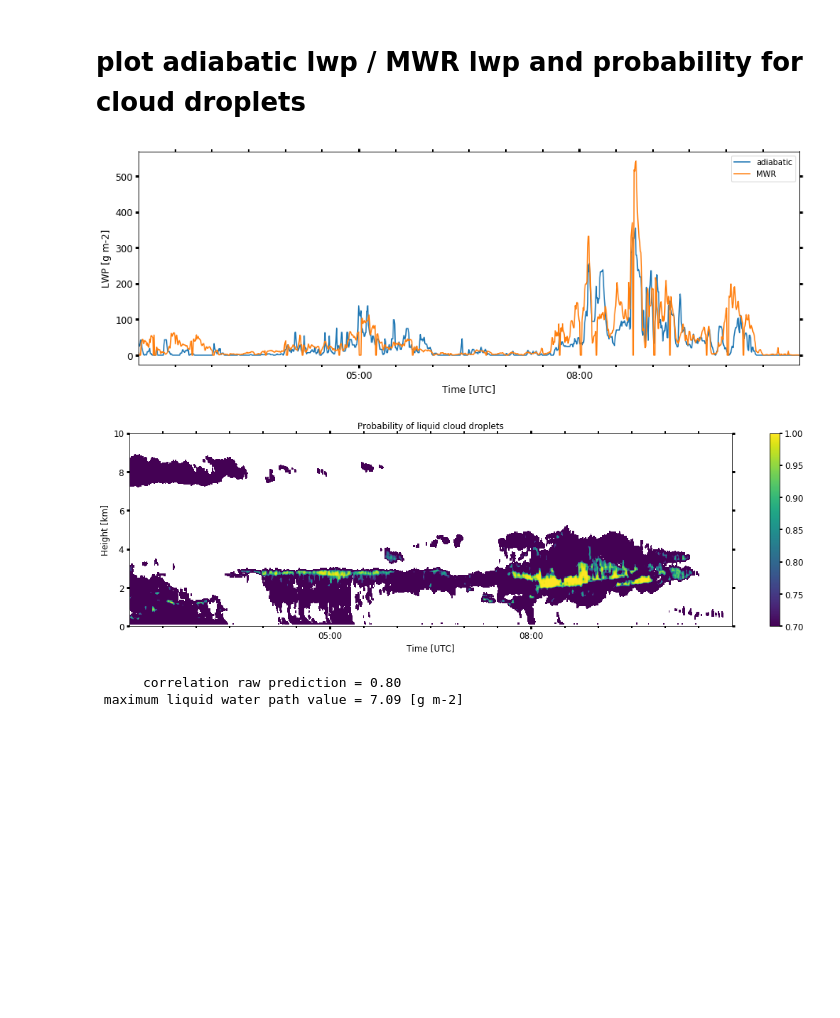
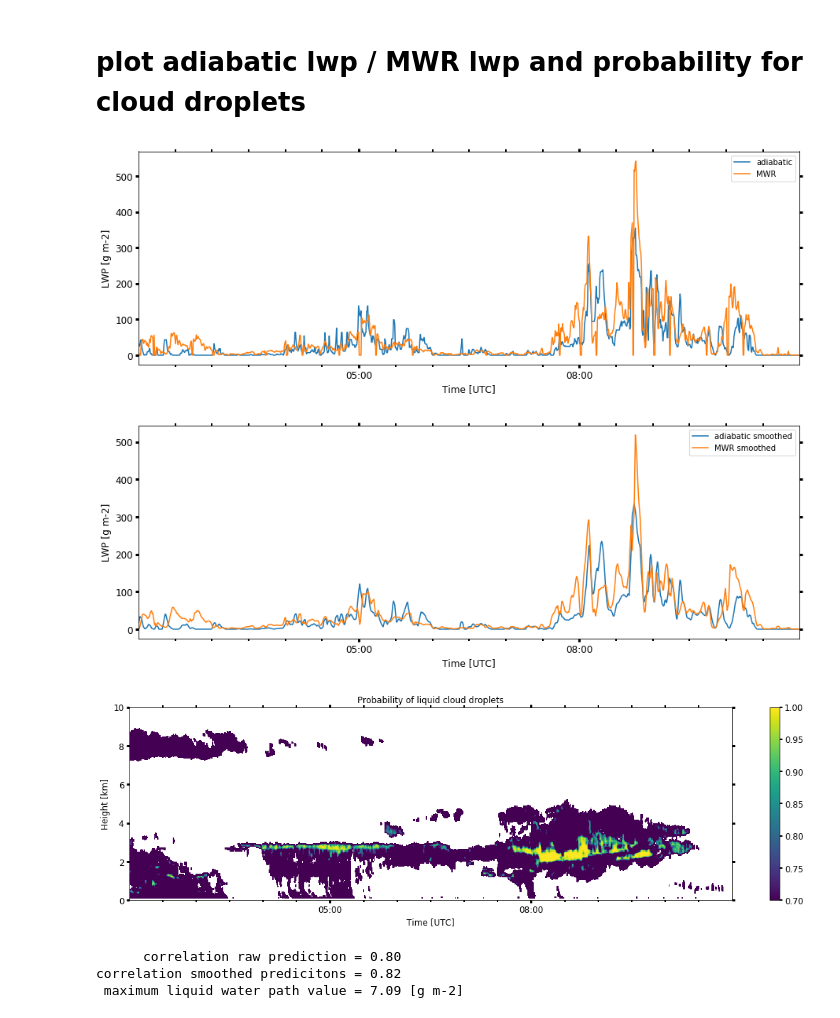
Before and after one commit to KarlJohnsonnn/voodoo_quicklooks, a Jupyter notebook: voodoo_lwp_correlation.ipynb, the cells around one changed output. Drawn from its saved outputs; the diff is of its cells as text; code cells hidden in the pictures; blank space fills up the shorter version.

```diff
--- a/voodoo_lwp_correlation.ipynb
+++ b/voodoo_lwp_correlation.ipynb
@@ -102,35 +102,47 @@ LWP = calc_adLWP(liquid_mask, voodoo_xr.temperature.values, voodoo_xr.pressure.v
 # %% [markdown]
 # plot adiabatic lwp / MWR lwp and probability for cloud droplets
 # %%
+box_pts = 5
+box = np.ones(box_pts) / box_pts
+X_smoothed = np.convolve(voodoo_xr.lwp.values, box, mode='same')
+Y_smoothed = np.convolve(LWP, box, mode='same')
 
 fig, ax = plt.subplots(ncols=1, figsize=(15.05, 5))
 line = ax.plot(dt_list, LWP*50, label='adiabatic')
 line = ax.plot(dt_list, voodoo_xr.lwp.values, label='MWR')
+load_xy_style(ax, ylabel='LWP [g m-2]')
+ax.set_xlim([dt_list[0], dt_list[-1]])
+ax.legend()
+
+
+fig, ax = plt.subplots(ncols=1, figsize=(15.05, 5))
+line = ax.plot(dt_list, Y_smoothed*50, label='adiabatic smoothed')
+line = ax.plot(dt_list, X_smoothed, label='MWR smoothed')
 load_xy_style(ax, ylabel='LWP [g m-2]')
 ax.set_xlim([dt_list[0], dt_list[-1]])
 ax.legend()
 
 fig, ax = plt.subplots(ncols=1, figsize=(19., 5))
 P_allCD.values = np.ma.masked_where(voodoo_xr.mask, P_allCD)
 pmesh = ax.pcolormesh(dt_list, voodoo_xr.rg.values/1000., P_allCD.values.T, cmap='viridis', vmin=liquid_probability_threshold, vmax=1)
 cbar = fig.colorbar(pmesh, ax=ax)
 ax.set_ylim([0, 10])
 ax.set_title(f'Probability of liquid cloud droplets')
 load_xy_style(ax, ylabel='Height [km]')
 load_cbar_style(cbar)
 # %% [output]
 [figure]
-[figure, old version]
+[figure, new version]
+[figure, added]
 # %%
 
-#X_smoothed = h.smooth(voodoo_xr.lwp.values, n_smooth)  # 10dd bins = 5 min
-#Y_smoothed = h.smooth(LWP, n_smooth)  # 10 bins = 5 min
 corr = np.ma.corrcoef(np.ma.masked_less_equal(voodoo_xr.lwp.values, 0.0), np.ma.masked_less_equal(LWP, 0.0))[0, 1]
-#corr_smoothed = np.ma.corrcoef(np.ma.masked_less_equal(X_smoothed, 0.0), np.ma.masked_less_equal(Y_smoothed, 0.0))[0, 1]
+corr_smoothed = np.ma.corrcoef(np.ma.masked_less_equal(X_smoothed, 0.0), np.ma.masked_less_equal(Y_smoothed, 0.0))[0, 1]
 
 print(f'      correlation raw prediction = {corr:.2f}')
-#print(f'correlation smoothed predicitons = {corr_smothed:.2f}')
+print(f'correlation smoothed predicitons = {corr_smoothed:.2f}')
 print(f' maximum liquid water path value = {LWP.max():.2f} [g m-2]')
 # %% [output]
       correlation raw prediction = 0.80
+correlation smoothed predicitons = 0.82
  maximum liquid water path value = 7.09 [g m-2]
```
